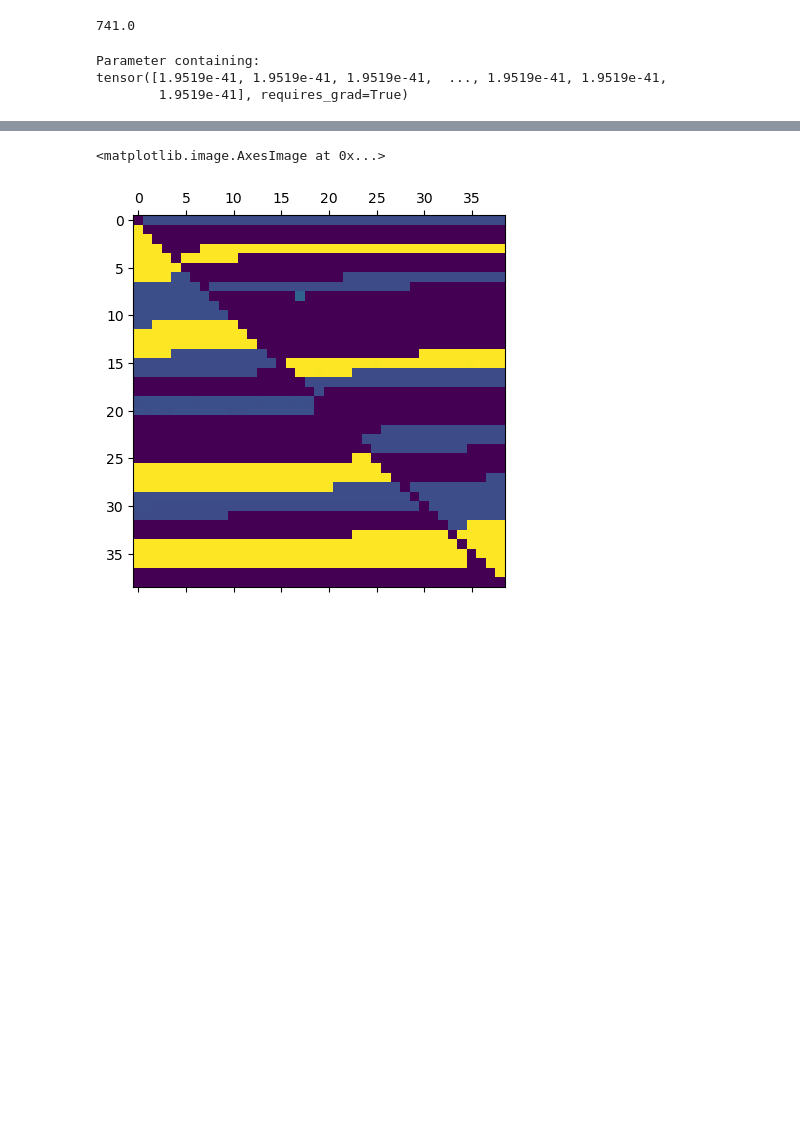
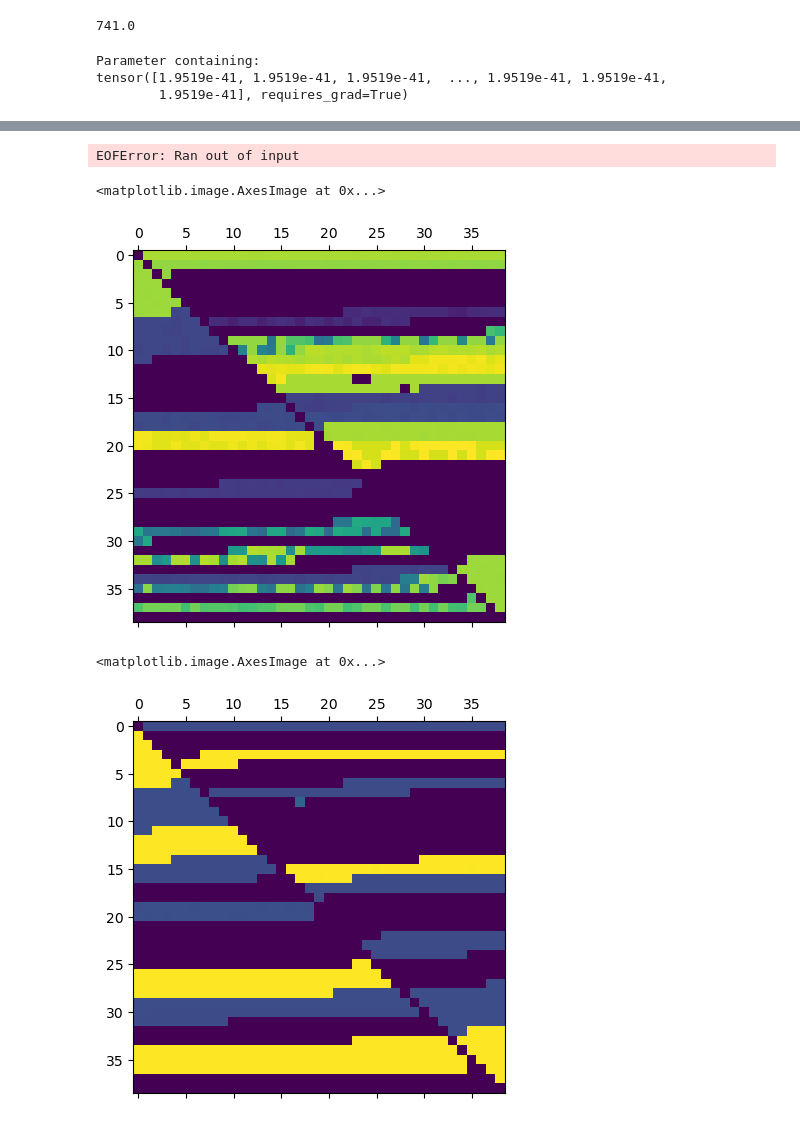
Before and after one commit to opticwiznub/Honours-Thesis, a Jupyter notebook: code/shrinkage_prior.ipynb, the cells around one changed output, grey strips where cells are left out. Drawn from its saved outputs; the diff is of its cells as text; code cells hidden in the pictures; blank space fills up the shorter version.

```diff
--- a/code/shrinkage_prior.ipynb
+++ b/code/shrinkage_prior.ipynb
@@ -223,3 +268,21 @@ df
+# %%
+models = ['model_final3', 'model_final2', 'model_undirected', 'model']
+for model in models:
+    file = open(model, 'rb')
+    model = pickle.load(file)
+    file.close()
+    edge_df = edge_to_adj(model.edge_weight)
+    edge_df.columns = names
+    edge_df.index = names
+    plt.matshow(edge_df)
+    cb = plt.colorbar()
+# %% [output]
+EOFError: Ran out of input
+# %%
+plt.matshow(df)
+# %% [output]
+<matplotlib.image.AxesImage at 0x...>
+[figure, added]
 # %%
 plt.matshow(df)
 # %% [output]
```
Also changed, not shown: parts of 29 cells of this notebook, 30 other files.
